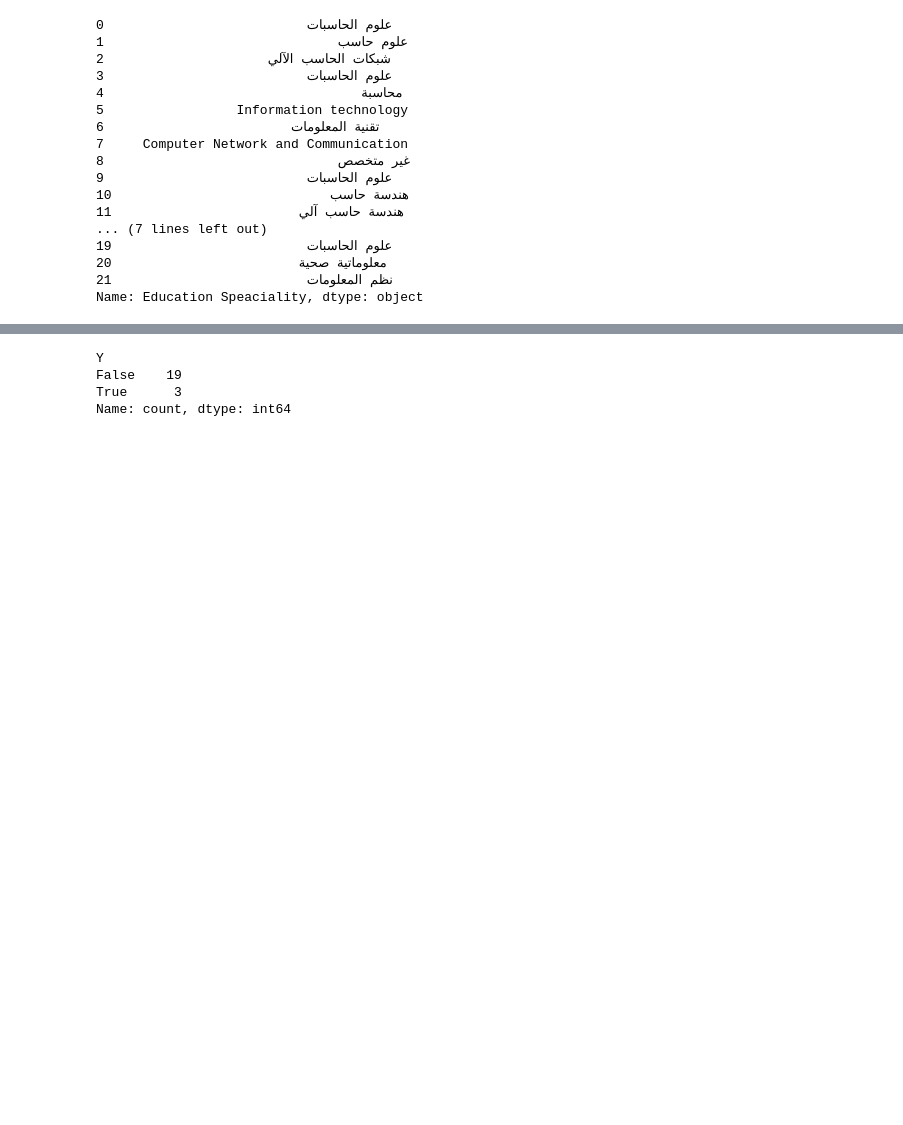
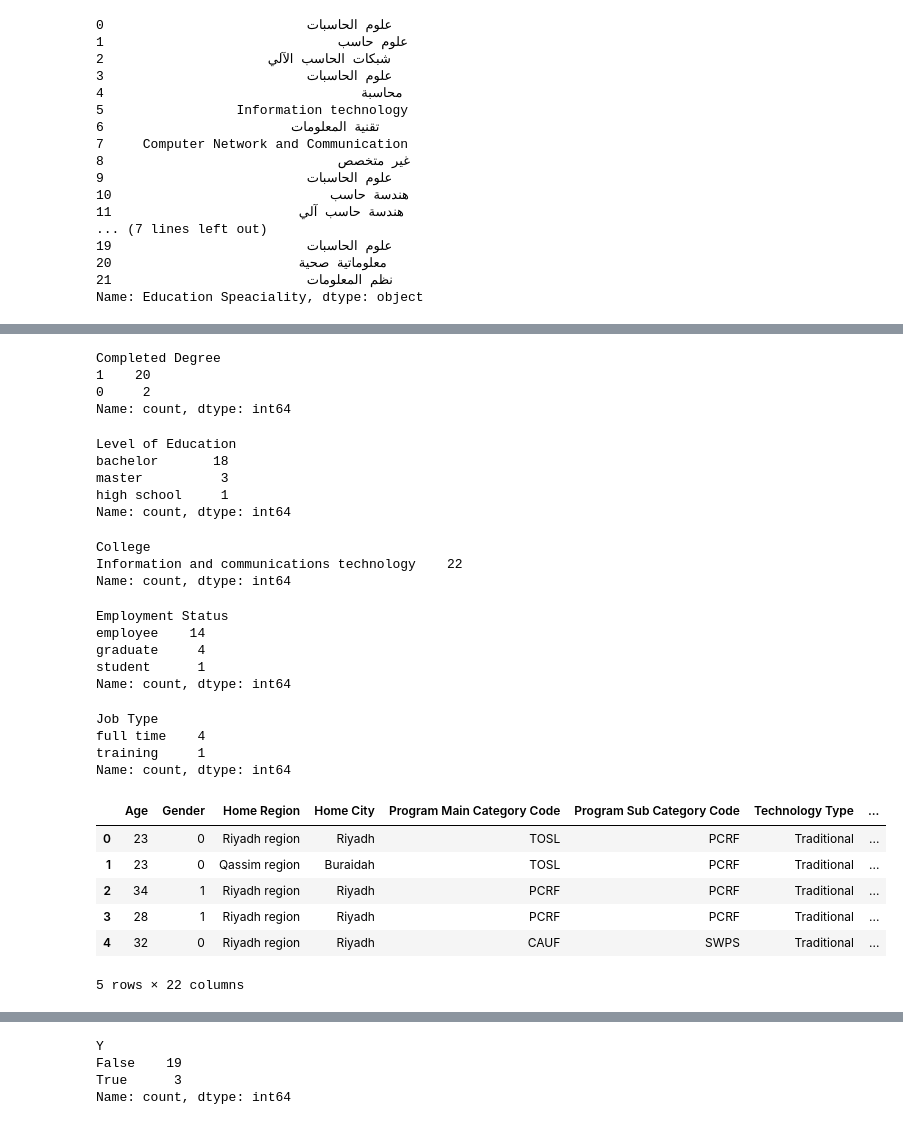
Before and after one commit to Linahwail/task_machine_learning_model, a Jupyter notebook: task.ipynb, the cells around one changed output, grey strips where cells are left out. Saved outputs shown, nothing was run; the diff lists cells and outputs as text; code cells hidden in the pictures; blank space fills up the shorter version.

```diff
--- a/task.ipynb
+++ b/task.ipynb
@@ -316,3 +317,62 @@ Name: count, dtype: int64
+# %%
+df['Completed Degree'].value_counts()
+# %% [output]
+Completed Degree
+1    20
+0     2
+Name: count, dtype: int64
+# %%
+df['Level of Education'] = df['Level of Education'].replace({
+    'البكالوريوس': 'bachelor',
+    'الماجستير': 'master',
+    'ثانوي': 'high school'})
+df['Level of Education'].value_counts()
+# %% [output]
+Level of Education
+bachelor       18
+master          3
+high school     1
+Name: count, dtype: int64
+# %%
+df['College'] = df['College'].replace({
+    'تكنولوجيا الاتصالات والمعلومات': 'Information and communications technology'})
+df['College'].value_counts()
+# %% [output]
+College
+Information and communications technology    22
+Name: count, dtype: int64
+# %%
+df['Employment Status'] = df['Employment Status'].replace({
+    'موظف': 'employee',
+    'خريج': 'graduate',
+    'طالب': 'student'})
+df['Employment Status'].value_counts()
+# %% [output]
+Employment Status
+employee    14
+graduate     4
+student      1
+Name: count, dtype: int64
+# %%
+df['Job Type'] = df['Job Type'].replace({
+    'دوام كامل': 'full time',
+    'تدريب': 'training'})
+df['Job Type'].value_counts()
+# %% [output]
+Job Type
+full time    4
+training     1
+Name: count, dtype: int64
+# %%
+df.head()
+# %% [output]
+|  | Age | Gender | Home Region | Home City | Program Main Category Code | Program Sub Category Code | Technology Type | ... |
+| 0 | 23 | 0 | Riyadh region | Riyadh | TOSL | PCRF | Traditional | ... |
+| 1 | 23 | 0 | Qassim region | Buraidah | TOSL | PCRF | Traditional | ... |
+| 2 | 34 | 1 | Riyadh region | Riyadh | PCRF | PCRF | Traditional | ... |
+| 3 | 28 | 1 | Riyadh region | Riyadh | PCRF | PCRF | Traditional | ... |
+| 4 | 32 | 0 | Riyadh region | Riyadh | CAUF | SWPS | Traditional | ... |
+5 rows × 22 columns
 # %%
 #fill the missing
 df['Job Type'].fillna(df['Job Type'].mode()[0], inplace=True)
```
Also changed, not shown: parts of 39 cells of this notebook, 1 other file.
